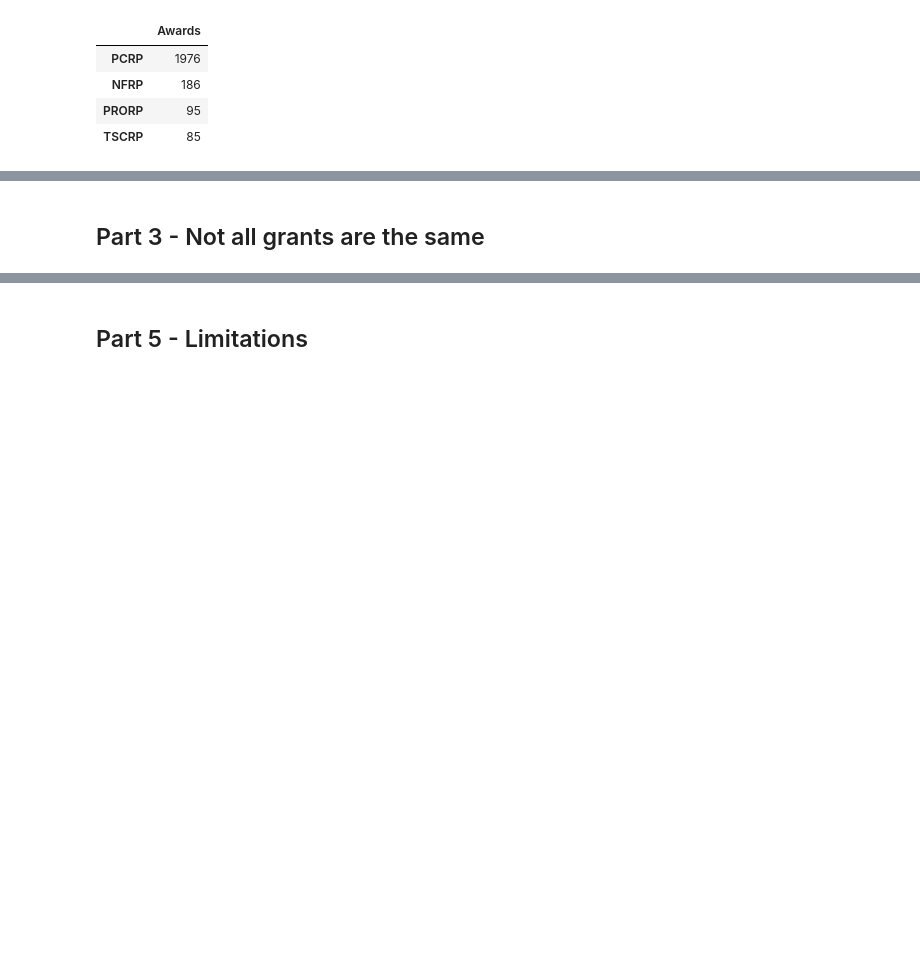
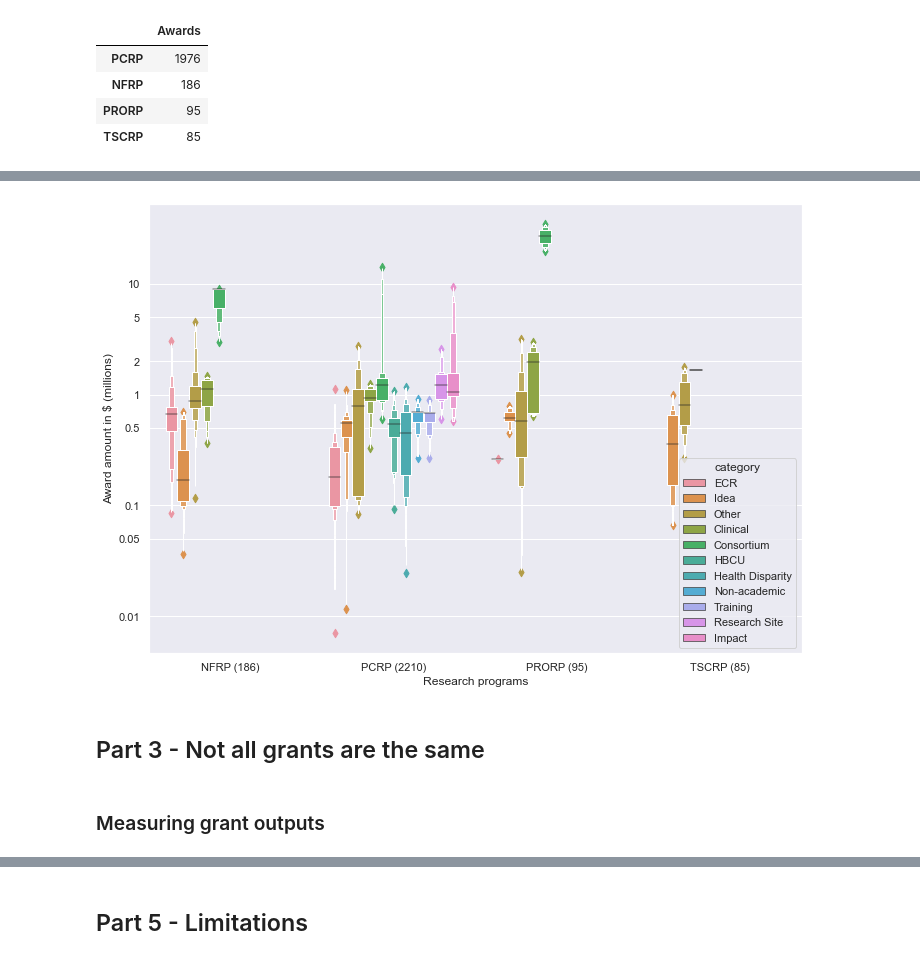
Before and after one commit to ScholCommLab/tracking-grants, a Jupyter notebook: notebooks/presentation/report_1.ipynb, the cells around one changed output, grey strips where cells are left out. Drawn from its saved outputs; the diff is of its cells as text; code cells hidden in the pictures; blank space fills up the shorter version.

```diff
--- a/notebooks/presentation/report_1.ipynb
+++ b/notebooks/presentation/report_1.ipynb
@@ -295,5 +308,5 @@ grant_percentiles("n_dois", "Number of Publications", program=None)
 # %%
-def award_types():
+def dollars_per_award_type():
     df = grants[['program', 'category', 'award_amount', 'n_dois']].copy()
     counts = df.program.value_counts()
     df['program'] = df['program'].map(lambda x: f"{x} ({counts[x]})")
@@ -304,18 +317,4 @@ def award_types():
     plt.yticks(ticks, ticks);
     plt.xlabel("Research programs")
     plt.ylabel("Award amount in $ (millions)");
-    plt.tight_layout()
     plt.savefig("dollars_per_award_type.png")
-    plt.close()
-
-    sns.boxenplot(y="n_dois", x="program", hue="category", data=df)
-    plt.yscale("log")
-    ticks = [1, 2, 5, 10, 20, 50, 100]
-    plt.yticks(ticks, ticks)
-    plt.xlabel("Research programs")
-    plt.ylabel("Number of publications");
-    plt.tight_layout()
-    plt.savefig("pubs_per_award_type.png")
-    plt.close()
-
-award_types()
@@ -330,5 +321,11 @@ award_types()
+# %%
+dollars_per_award_type()
+# %% [output]
+[figure, added]
 # %% [markdown]
 ## Part 3 - Not all grants are the same
+# %% [markdown]
+### Measuring grant outputs
 # %%
 def plot_metrics(cols):
     df = grants.drop_duplicates("grant_id")[cols]
```
Also changed, not shown: parts of 44 cells of this notebook, 9 other files.
